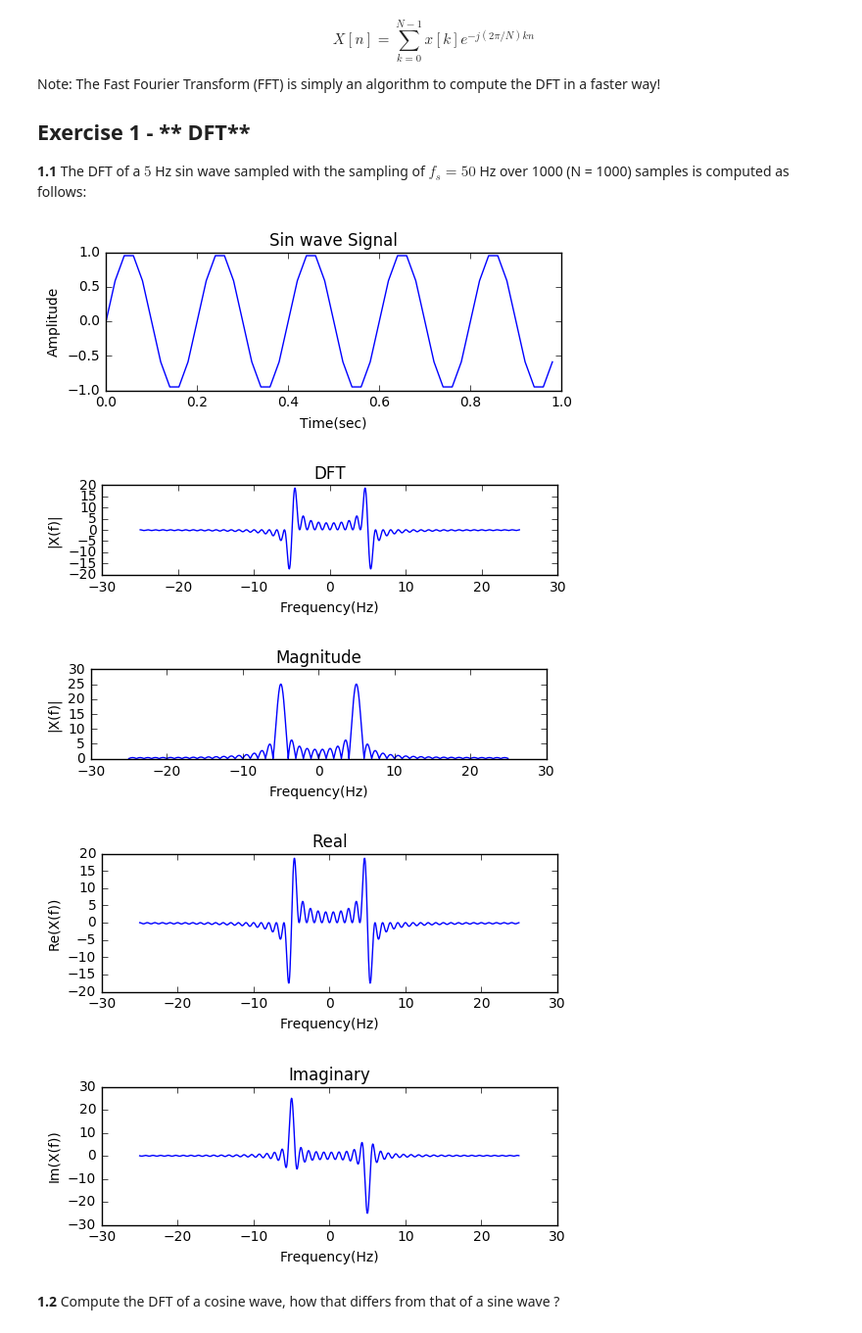
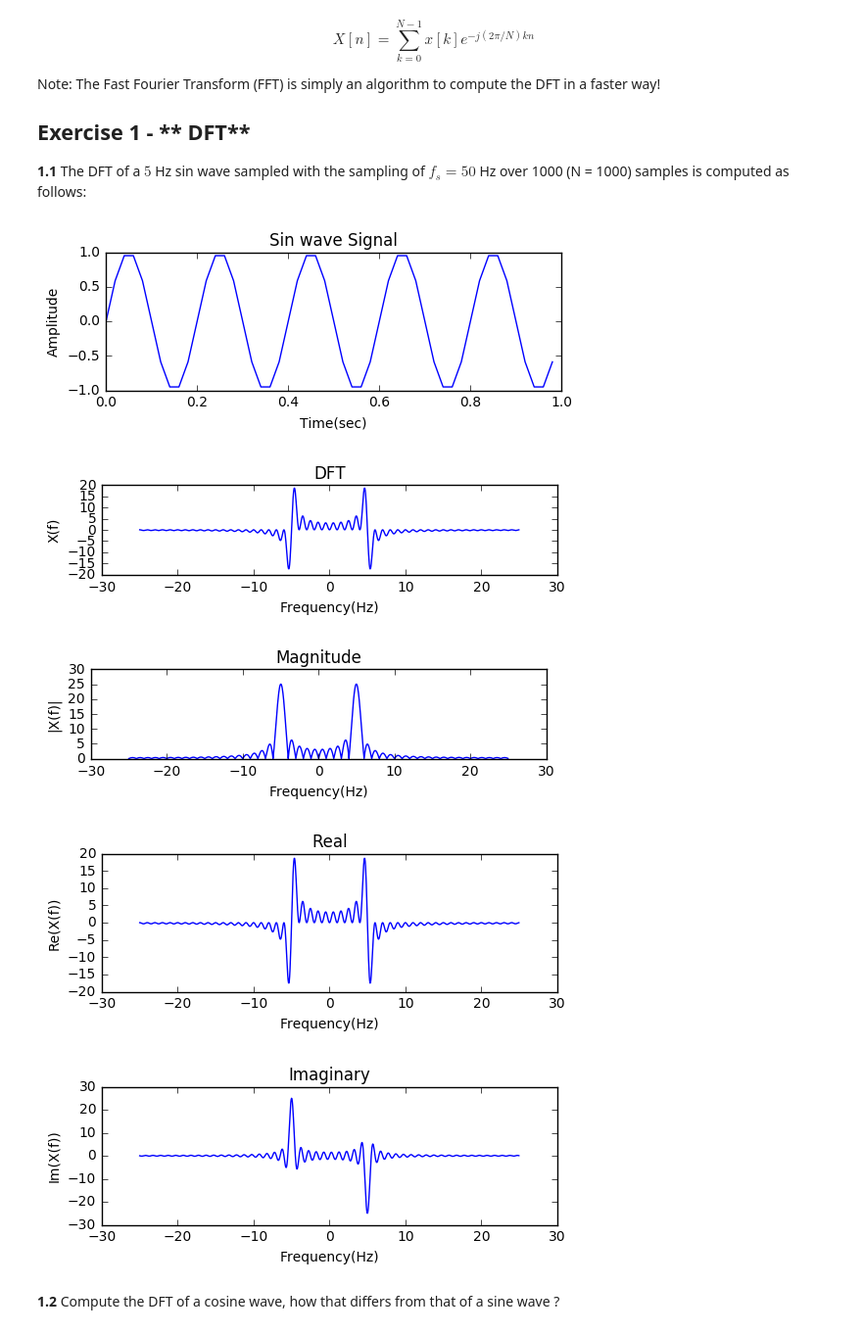
Before and after one commit to sniper0110/DSP-TP-1617, a Jupyter notebook: Lab4/python/Lab4.ipynb, the cells around one changed output. Shown at 98% size. Cells and saved outputs as stored; diff of their text form; code cells hidden in the pictures.

```diff
--- a/Lab4/python/Lab4.ipynb
+++ b/Lab4/python/Lab4.ipynb
@@ -57,35 +57,35 @@ plt.show()
 
 plt.subplot(312)
 plt.plot(fr, x_f)
 plt.title('DFT')
 plt.xlabel('Frequency(Hz)')
-plt.ylabel('|X(f)|')
+plt.ylabel('X(f)')
 plt.show()
 
 plt.subplot(313)
 plt.plot(fr, np.abs(x_f))
 plt.title('Magnitude')
 plt.xlabel('Frequency(Hz)')
 plt.ylabel('|X(f)|')
 plt.show()
 
 plt.figure
 plt.subplot(211)
 plt.plot(fr, np.real(x_f))
 plt.title('Real')
 plt.xlabel('Frequency(Hz)')
 plt.ylabel('Re(X(f))')
 plt.show()
 
 plt.subplot(212)
 plt.plot(fr, np.imag(x_f))
 plt.title('Imaginary')
 plt.xlabel('Frequency(Hz)')
 plt.ylabel('Im(X(f))')
 plt.show()
 # %% [output]
 [figure]
-[figure, old version]
+[figure, new version]
 [figure]
 [figure]
 [figure]
```
Also changed, not shown: parts of 6 cells of this notebook.
